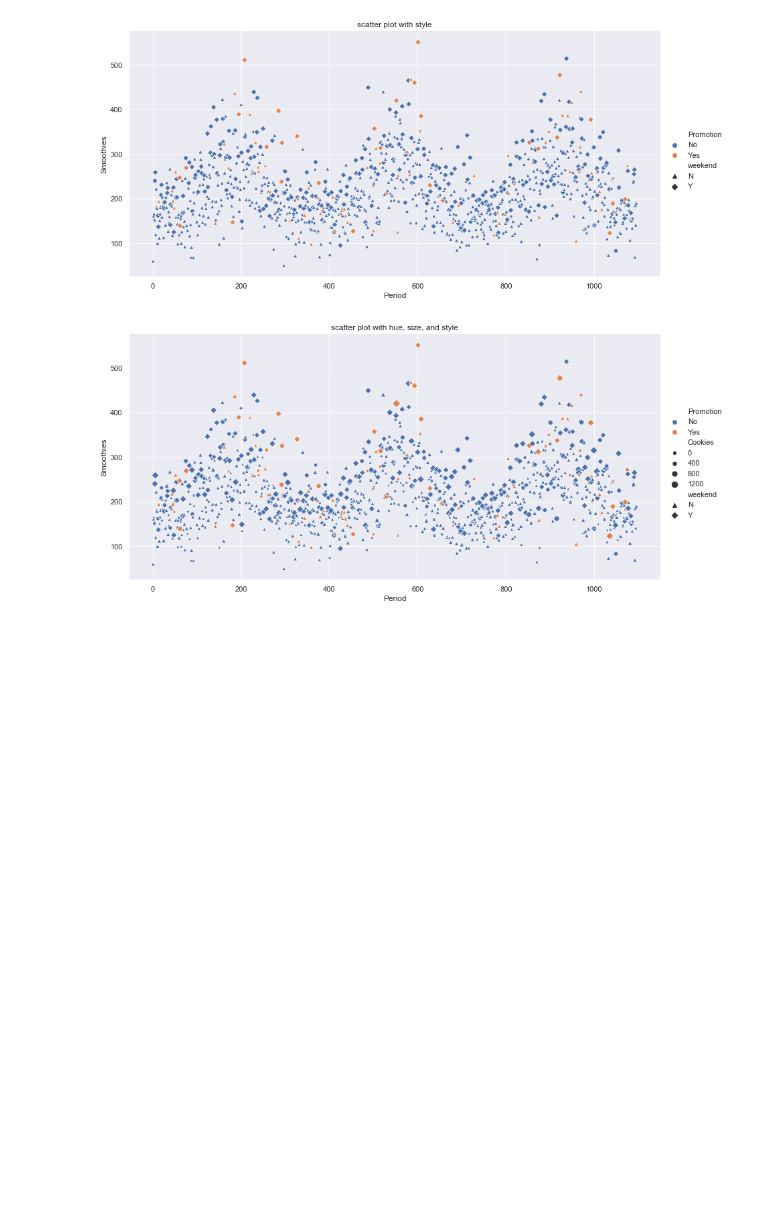
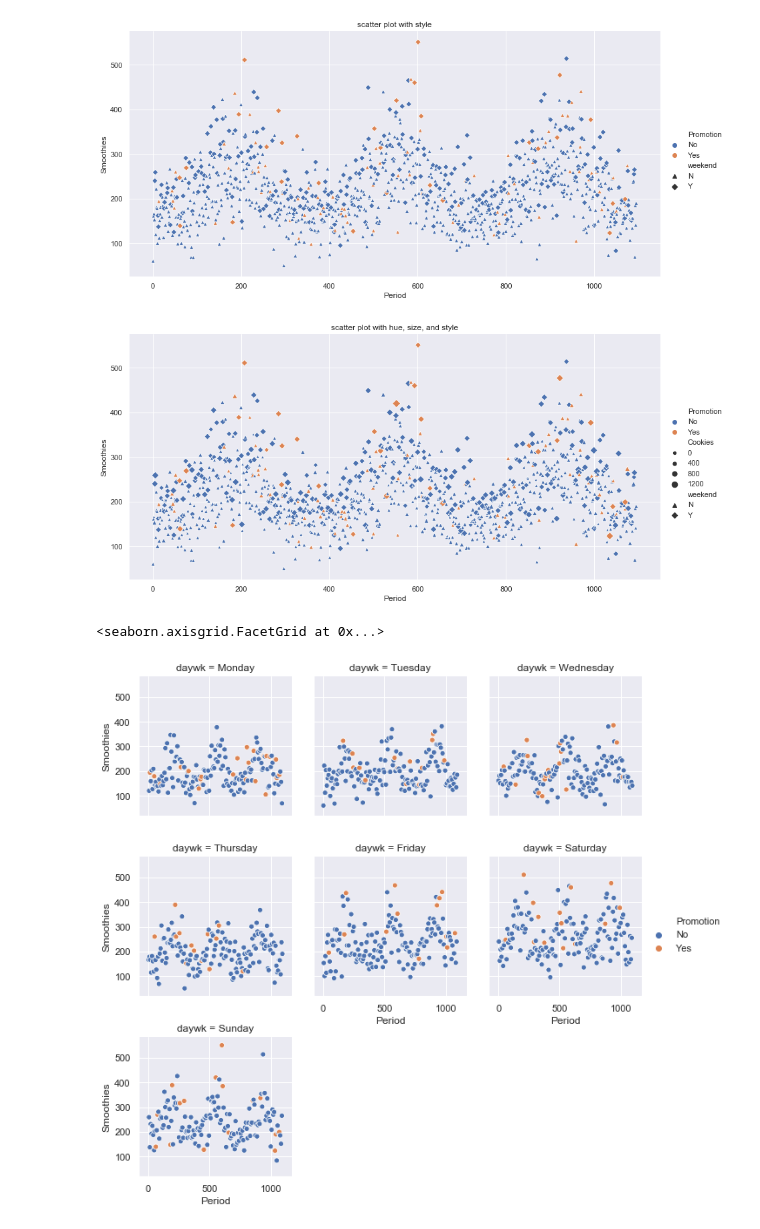
Before and after one commit to allaccountstaken/matplotlib, a Jupyter notebook: seaboard_workout.ipynb, the cells around one changed output. Saved outputs shown, nothing was run; the diff lists cells and outputs as text; code cells hidden in the pictures; blank space fills up the shorter version.

```diff
--- a/seaboard_workout.ipynb
+++ b/seaboard_workout.ipynb
@@ -132,3 +132,10 @@ plt.title('scatter plot with hue, size, and style')
 plt.show()
 # %% [output]
 [figure]
+# %%
+day_order = ['Monday', 'Tuesday', 'Wednesday', 'Thursday', 'Friday', 'Saturday', 'Sunday']
+sns.relplot(x='Period', y='Smoothies', hue='Promotion', col='daywk',
+           col_wrap=3, col_order=day_order, data=snacks_sales, height=3)
+# %% [output]
+<seaborn.axisgrid.FacetGrid at 0x...>
+[figure, added]
```
Also changed, not shown: parts of 5 cells of this notebook.
